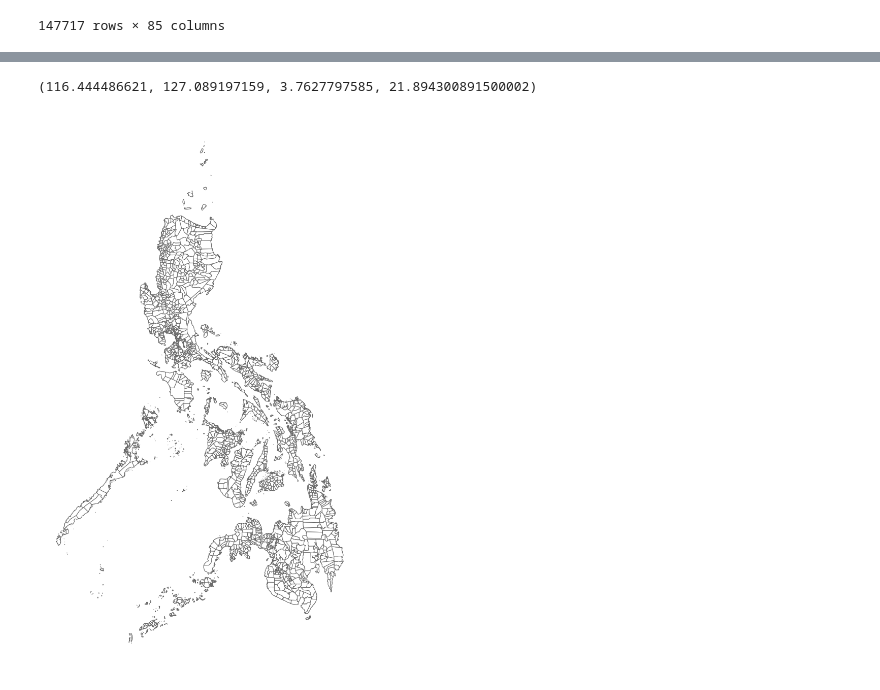
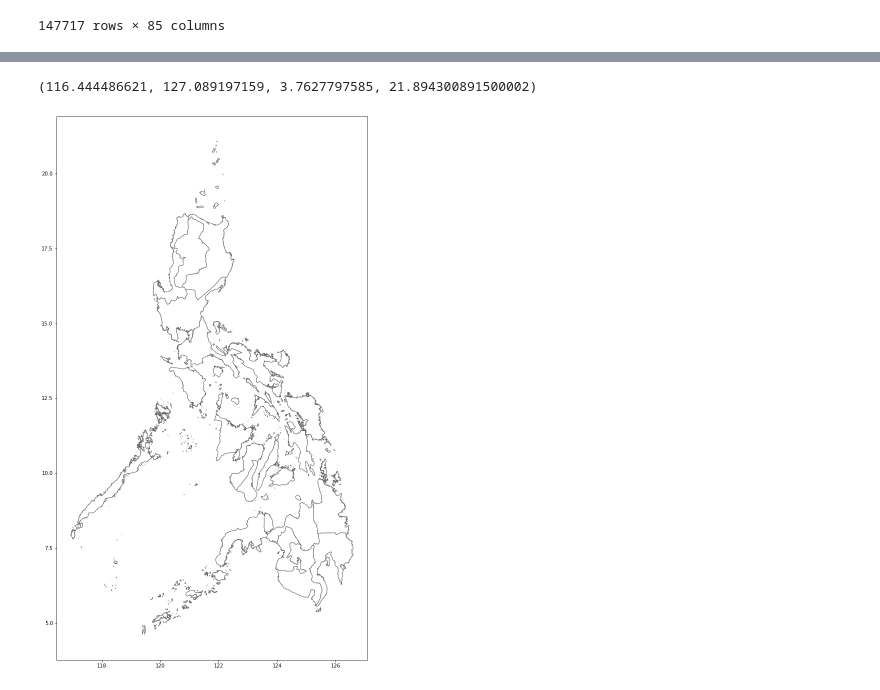
Before and after one commit to Secade/DATA101-FIES2018-DSWD, a Jupyter notebook: FIES2018 EDA.ipynb, the cells around one changed output, grey strips where cells are left out. Cells and saved outputs as stored; diff of their text form; code cells hidden in the pictures.

Commit message:
Added regions shape files. Converted region and provincial numbering to string names

```diff
--- a/FIES2018 EDA.ipynb
+++ b/FIES2018 EDA.ipynb
@@ -48,2 +192,3 @@ memory usage: 95.8 MB
 # %%
-ph = gpd.read_file(r'gadm36_PHL/gadm36_PHL_2.shp')
+ph_provinces = gpd.read_file(r'gadm36_PHL/gadm36_PHL_1.shp')
+ph_regions = gpd.read_file(r'gadm36_PHL/Regions.shp')
@@ -50,7 +236,7 @@ ph = gpd.read_file(r'gadm36_PHL/gadm36_PHL_2.shp')
 # %%
-ax = ph.plot(figsize=(30,20), color="w", edgecolor="dimgray")
+bax = ph_regions.plot(figsize=(30,20), color="w", edgecolor="dimgray")
 
 ax.axis('off')
 # %% [output]
 (116.444486621, 127.089197159, 3.7627797585, 21.894300891500002)
-[figure, old version]
+[figure, new version]
```
Also changed, not shown: parts of 9 cells of this notebook, 7 other files.
